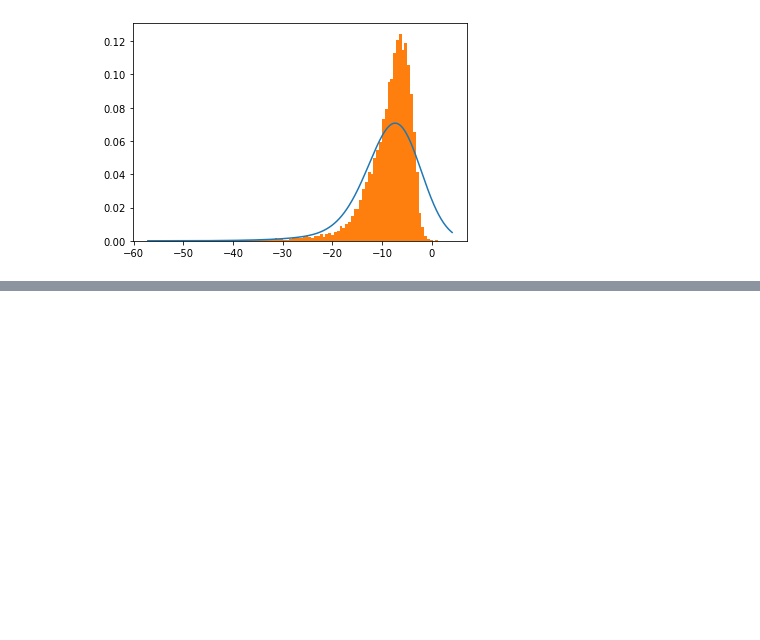
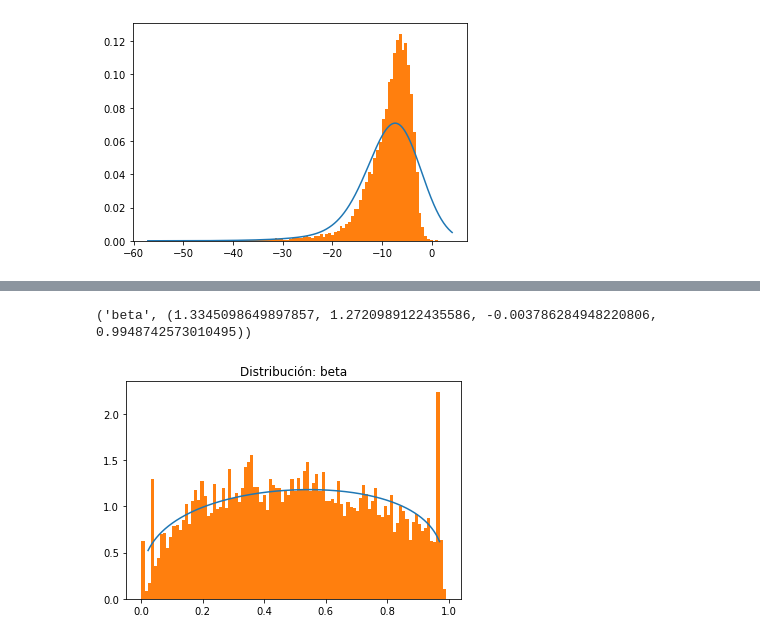
Before and after one commit to OscarFlores-IFi/SPF-2021-Tareas, a Jupyter notebook: Proyecto/Proyecto Simulación de Procesos.ipynb, the cells around one changed output, grey strips where cells are left out. Cells and saved outputs as stored; diff of their text form; code cells hidden in the pictures; blank space fills up the shorter version.

```diff
--- a/Proyecto/Proyecto Simulación de Procesos.ipynb
+++ b/Proyecto/Proyecto Simulación de Procesos.ipynb
@@ -314,0 +469,10 @@ best bandwidth: 4.229296551724139
+# %%
+print(res_valence)
+pdf_valence = make_pdf(getattr(st, res_valence[0]), res_valence[1])
+pdf_valence.plot()
+plt.hist(r_data['valence'], bins = n_bins, density=True);
+plt.title(f'Distribución: {res_valence[0]}')
+plt.show()
+# %% [output]
+('beta', (1.3345098649897857, 1.2720989122435586, -0.003786284948220806, 0.9948742573010495))
+[figure, added]
```
Also changed, not shown: parts of 14 cells of this notebook.
